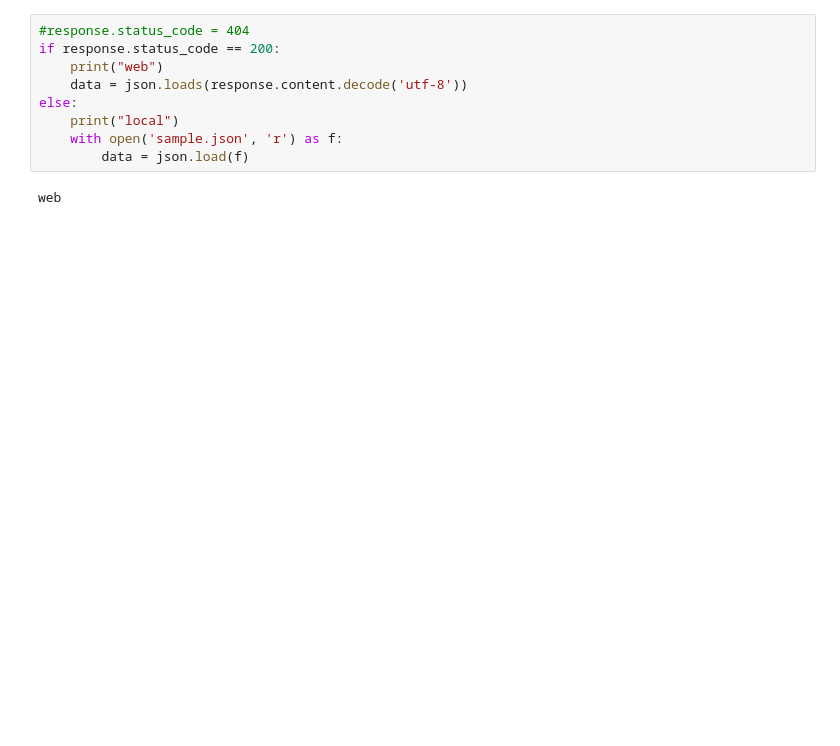
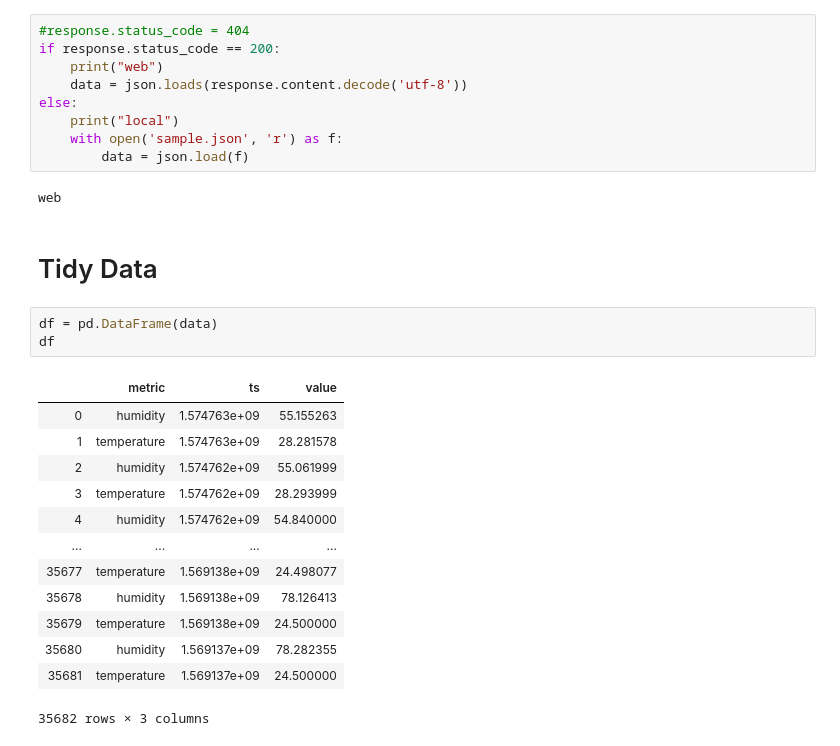
Before and after one commit to neozenith/temperature-timeseries, a Jupyter notebook: analysis.ipynb, the cells around one changed output. Cells and saved outputs as stored; diff of their text form; blank space fills up the shorter version.

```diff
--- a/analysis.ipynb
+++ b/analysis.ipynb
@@ -40,4 +48,23 @@ else:
         data = json.load(f)
 # %% [output]
 web
+# %% [markdown]
+# Tidy Data
+# %%
+df = pd.DataFrame(data)
+df
+# %% [output]
+|  | metric | ts | value |
+| 0 | humidity | 1.574763e+09 | 55.155263 |
+| 1 | temperature | 1.574763e+09 | 28.281578 |
+| 2 | humidity | 1.574762e+09 | 55.061999 |
+| 3 | temperature | 1.574762e+09 | 28.293999 |
+| 4 | humidity | 1.574762e+09 | 54.840000 |
+| ... | ... | ... | ... |
+| 35677 | temperature | 1.569138e+09 | 24.498077 |
+| 35678 | humidity | 1.569138e+09 | 78.126413 |
+| 35679 | temperature | 1.569138e+09 | 24.500000 |
+| 35680 | humidity | 1.569137e+09 | 78.282355 |
+| 35681 | temperature | 1.569137e+09 | 24.500000 |
+35682 rows × 3 columns
 # %%
```
Also changed, not shown: parts of 23 cells of this notebook, 2 other files.
